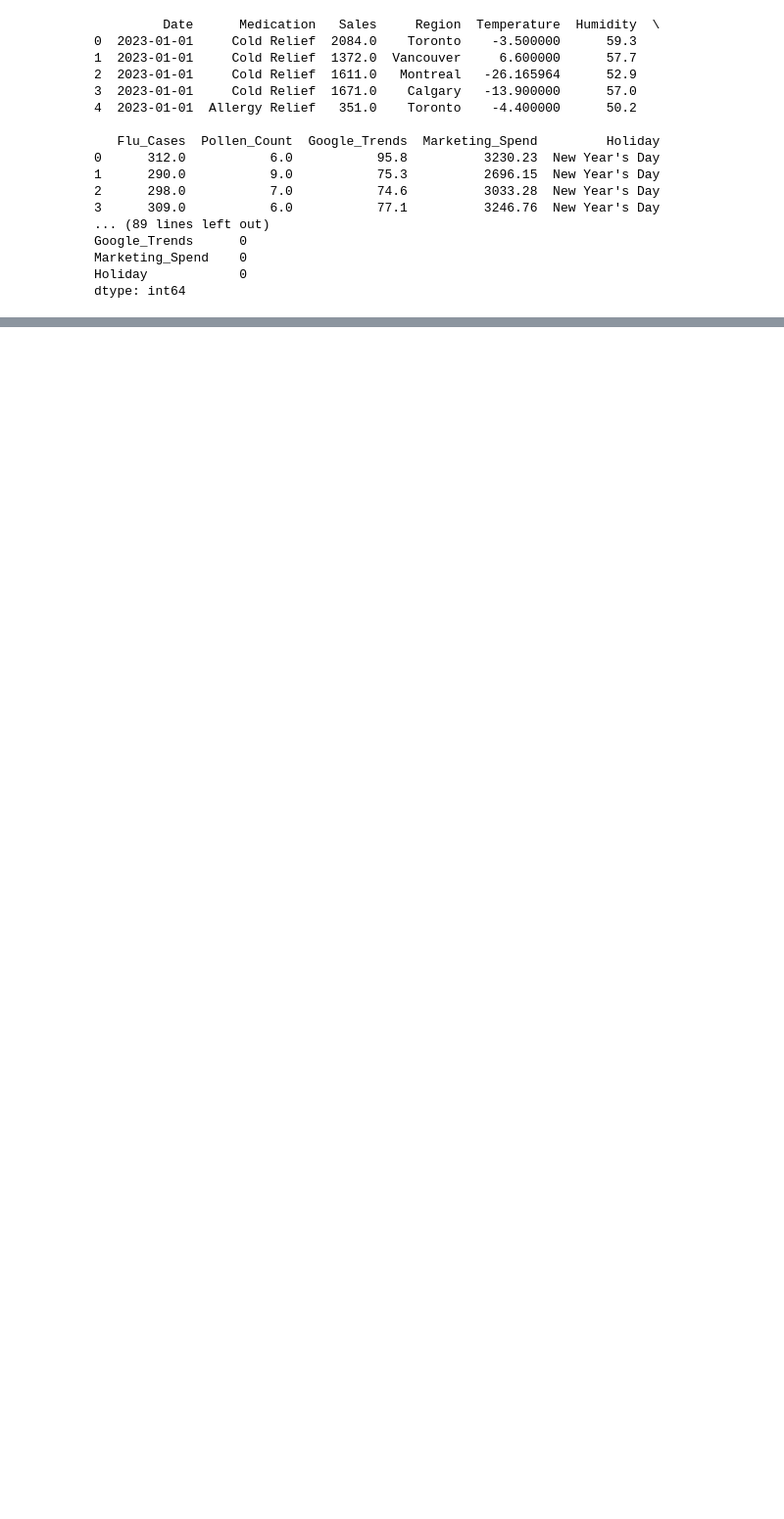
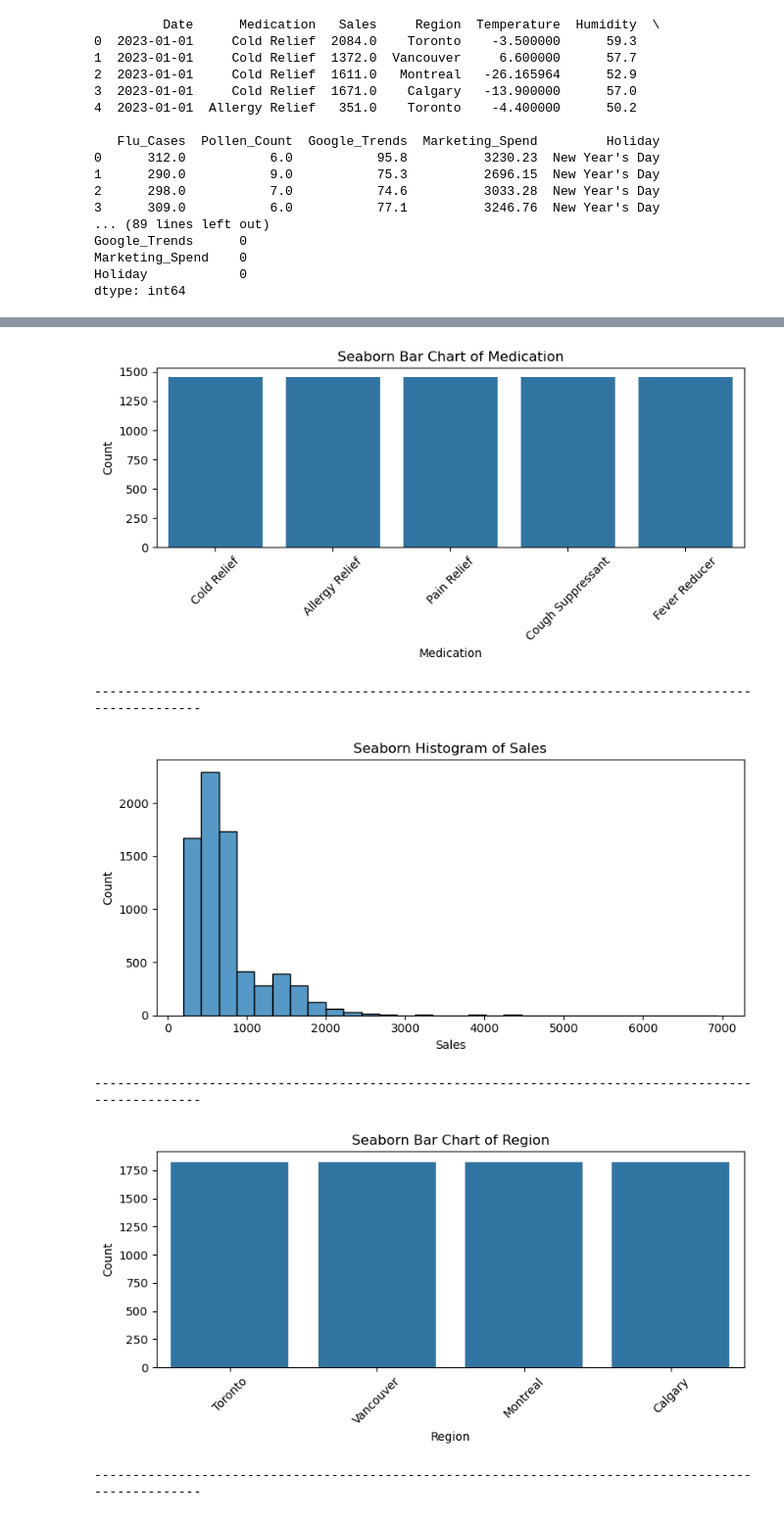
Before and after one commit to tenzingyaltsen/medication_demand_prediction, a Jupyter notebook: script.ipynb, the cells around one changed output, grey strips where cells are left out. Shown at 98% size. Drawn from its saved outputs; the diff is of its cells as text; code cells hidden in the pictures; blank space fills up the shorter version.

Commit message:
Completed preprocessing, EDA and multiple imputation.

```diff
--- a/script.ipynb
+++ b/script.ipynb
@@ -46,0 +155,23 @@ dtype: int64
+# %%
+# Imputation time. Check again number of nulls in each variable.
+print(df_preprocessed.isnull().sum())
+print('-' * 50)
+# Maximum number of nulls is 381, which is less than 30% of total observations. Proceed with imputation.
+# Create imputer object.
+imputer = IterativeImputer(random_state=0)
+# Fit and impute (multiple imputation) columns with missingness.
+df_clean = df_preprocessed.copy()
+df_clean[['Temperature', 'Humidity', 'Flu_Cases', 'Pollen_Count', 'Google_Trends', 'Marketing_Spend']] = imputer.fit_transform(
+    df_clean[['Temperature', 'Humidity', 'Flu_Cases', 'Pollen_Count', 'Google_Trends', 'Marketing_Spend']])
+# Check descriptive statistics again, pre- and post-imputation.
+print(df_preprocessed.describe())
+print('-' * 50)
+print(df_clean.describe())
+print('-' * 50)
+# Calculate and print a table of the difference in descriptive statistics as a result of multiple imputation.
+desc_before = df_preprocessed.describe()
+desc_after = df_clean.describe()
+desc_diff = desc_after - desc_before
+# Print only imputed columns.
+columns_of_interest = ['Temperature', 'Humidity', 'Flu_Cases', 'Pollen_Count', 'Google_Trends', 'Marketing_Spend']
+print(desc_diff[columns_of_interest])
@@ -46,0 +196,10 @@ dtype: int64
+# %%
+# Let's regenerate the EDA plots now that we have our final dataset.
+EDA(df_clean)
+# %% [output]
+[figure, added]
+----------------------------------------------------------------------------------------------------
+[figure, added]
+----------------------------------------------------------------------------------------------------
+[figure, added]
+----------------------------------------------------------------------------------------------------
```
Also changed, not shown: parts of 8 cells of this notebook.
